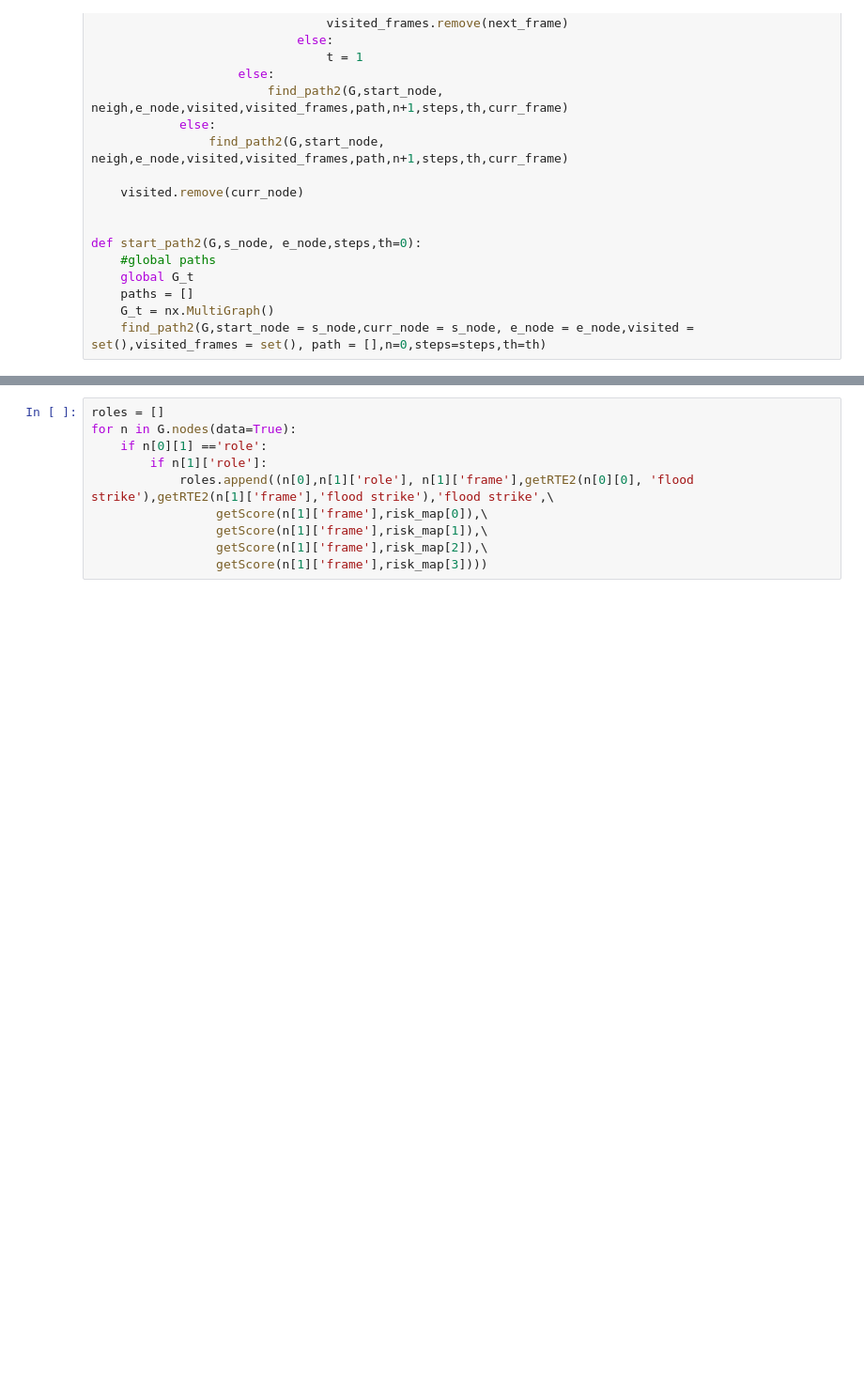
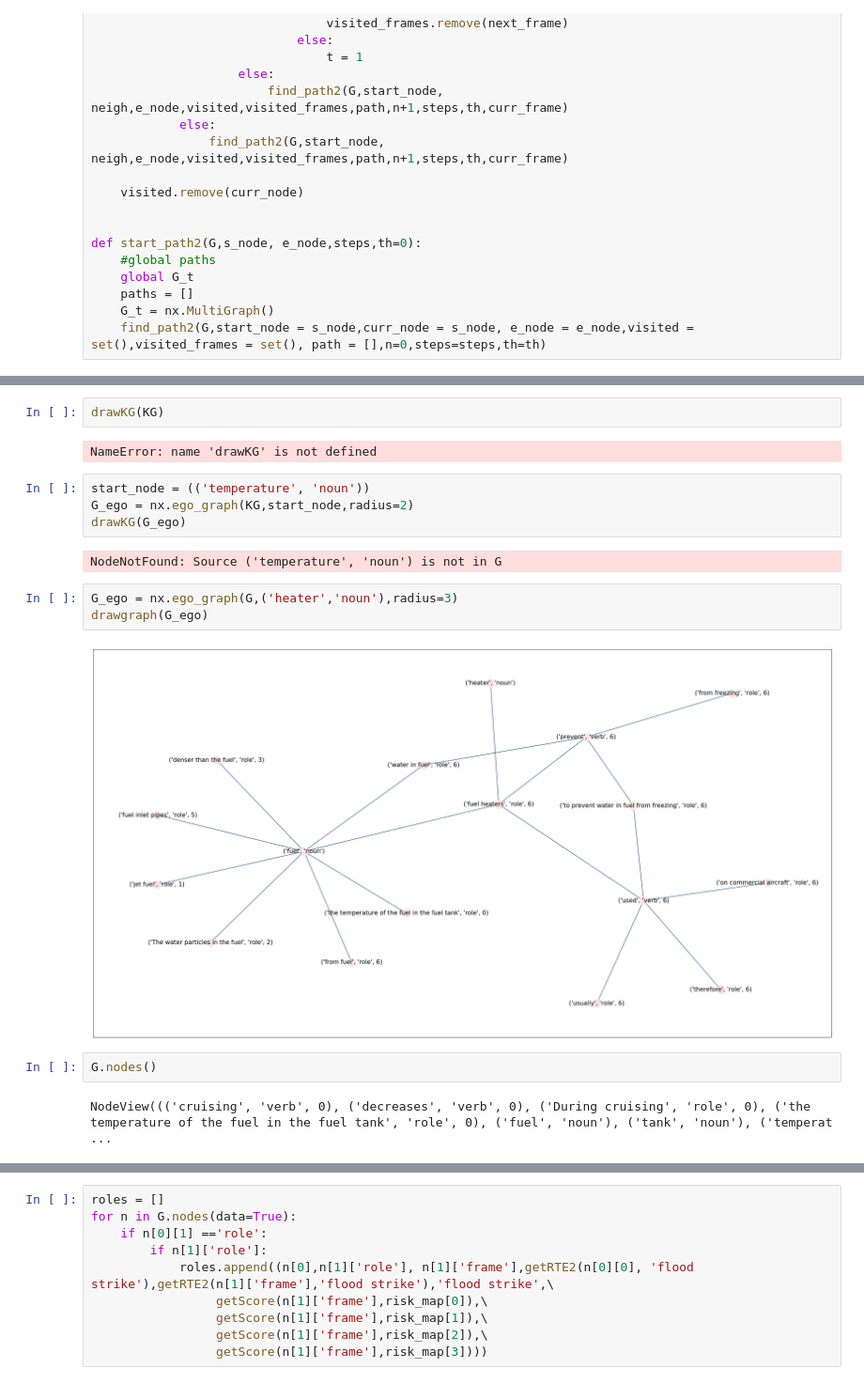
Before and after one commit to mgalusza/srl, a Jupyter notebook: lex_rank.ipynb, the cells around one changed output, grey strips where cells are left out. Shown at 94% size. Drawn from its saved outputs; the diff is of its cells as text; blank space fills up the shorter version.

```diff
--- a/lex_rank.ipynb
+++ b/lex_rank.ipynb
@@ -1552,0 +1790,19 @@ next
+# %%
+drawKG(KG)
+# %% [output]
+NameError: name 'drawKG' is not defined
+# %%
+start_node = (('temperature', 'noun'))
+G_ego = nx.ego_graph(KG,start_node,radius=2)
+drawKG(G_ego)
+# %% [output]
+NodeNotFound: Source ('temperature', 'noun') is not in G
+# %%
+G_ego = nx.ego_graph(G,('heater','noun'),radius=3)
+drawgraph(G_ego)
+# %% [output]
+[figure, added]
+# %%
+G.nodes()
+# %% [output]
+NodeView((('cruising', 'verb', 0), ('decreases', 'verb', 0), ('During cruising', 'role', 0), ('the temperature of the fuel in the fuel tank', 'role', 0), ('fuel', 'noun'), ('tank', 'noun'), ('temperat ...
```
Also changed, not shown: parts of 223 cells of this notebook, 8 other files.
